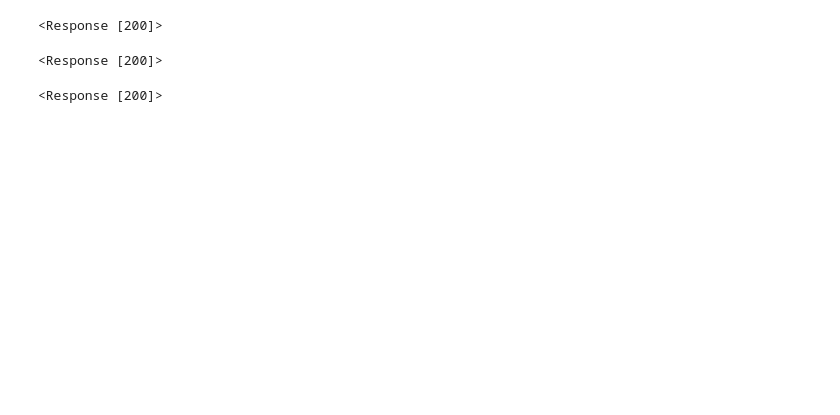
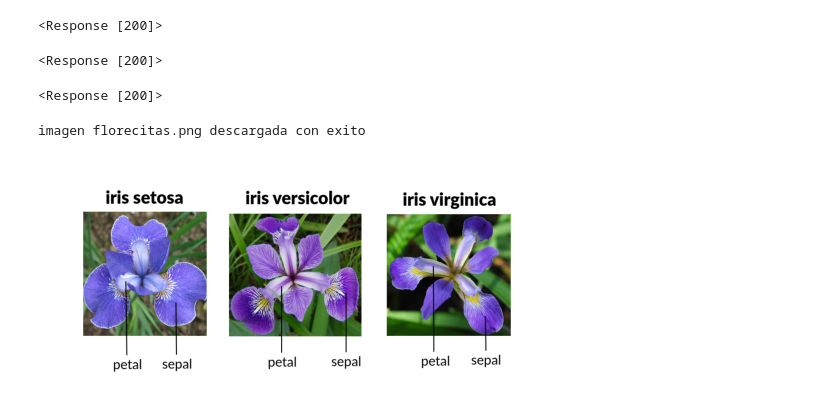
Before and after one commit to BraulioPi/proyecto_iris, a Jupyter notebook: codigo/api_notebook.ipynb, the cells around one changed output. Cells and saved outputs as stored; diff of their text form; code cells hidden in the pictures; blank space fills up the shorter version.

```diff
--- a/codigo/api_notebook.ipynb
+++ b/codigo/api_notebook.ipynb
@@ -83,0 +95,12 @@ requests.patch(api_host+"/iris",data = data_dic,params = {"id":id_filtro})
+# %%
+url_ = "https://camo.githubusercontent.com/bb83e831a860664959470e38c56bdce981c84687eafe04346d112be09a8c0227/68747470733a2f2f692e696d6775722e636f6d2f505171594761572e706e67"
+descarga_imagen(url_,nombre="florecitas.png")
+# %% [output]
+imagen florecitas.png descargada con exito
+# %%
+img = mpimg.imread('florecitas.png')
+imgplot = plt.imshow(img)
+plt.axis('off')
+plt.show()
+# %% [output]
+[figure, added]
```
Also changed, not shown: parts of 4 cells of this notebook, 4 other files.
